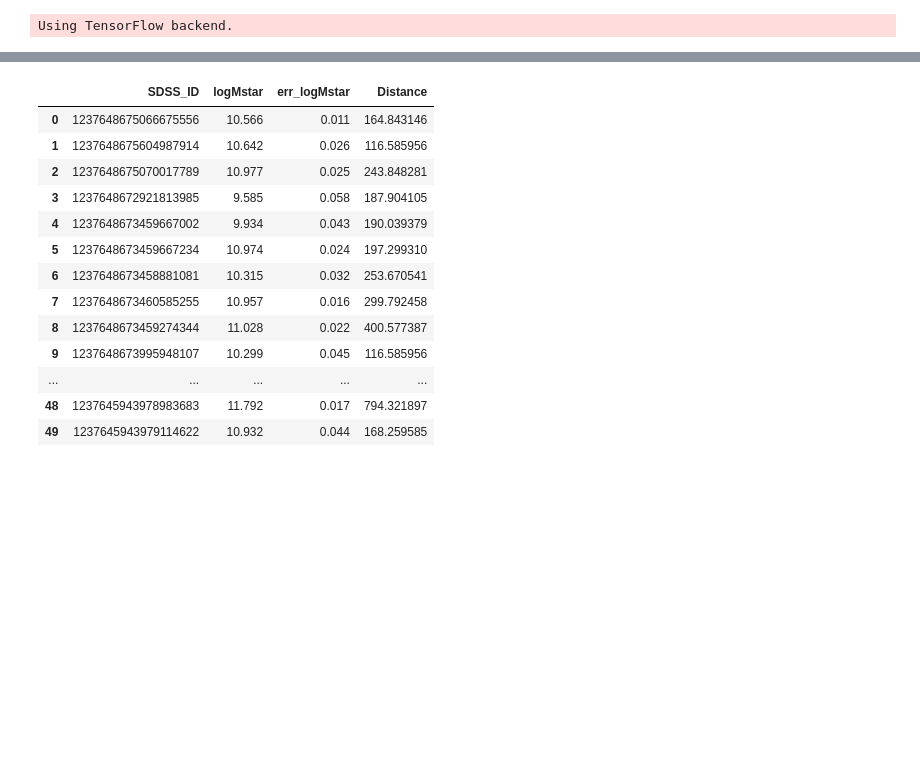
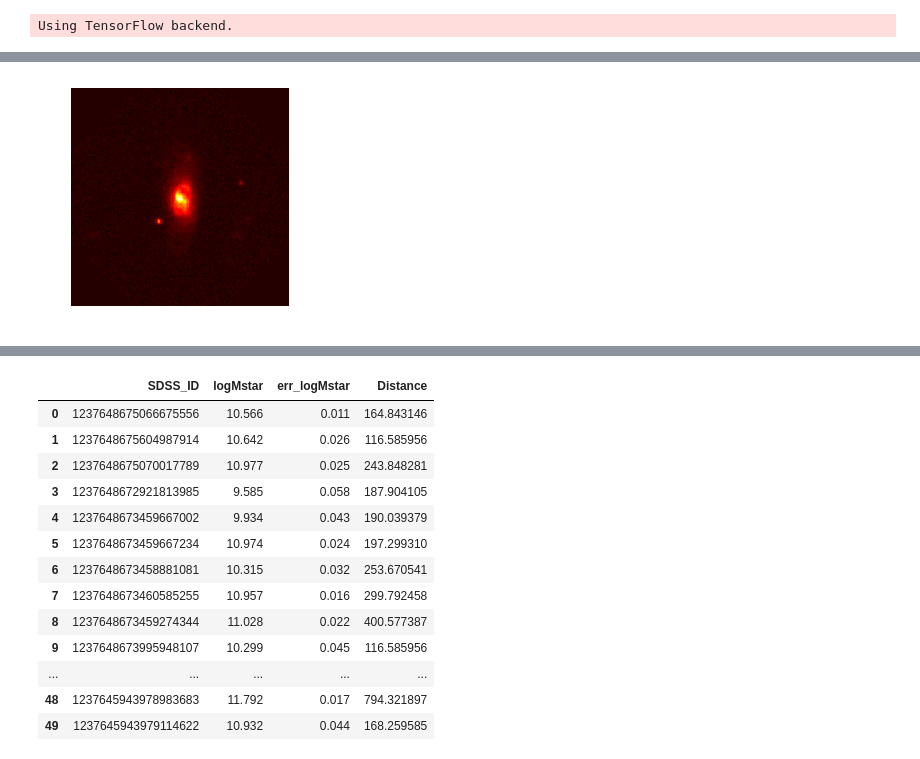
Before and after one commit to VigneshBaskar/Astrohack, a Jupyter notebook: Code/Pre_processing/Read_Preprocess_data.ipynb, the cells around one changed output, grey strips where cells are left out. Cells and saved outputs as stored; diff of their text form; code cells hidden in the pictures; blank space fills up the shorter version.

```diff
--- a/Code/Pre_processing/Read_Preprocess_data.ipynb
+++ b/Code/Pre_processing/Read_Preprocess_data.ipynb
@@ -25,0 +32,17 @@ def image_resize(image,dim = (128, 128)):
+# %%
+rotation_flip = [(angle*45, flip) for angle in [0,1,2,3] for flip in [False, True]]
+def next_rotation_flip(rotation_flip):
+    rf = rotation_flip.pop(0)
+    rotation_flip.append(rf)
+    return rf
+
+
+def transform_next(X):
+    rotation, flip = next_rotation_flip(rotation_flip)
+    Y = np.rollaxis(X, 0,3) # Send the image dimension to the back
+    length = Y.shape[0]
+    if flip:
+        Y = cv2.flip(Y,0)
+    matrix = cv2.getRotationMatrix2D(center=(length/2,length/2), angle=rotation, scale=1)
+    Z = cv2.warpAffine(Y, matrix, (length, length))
+    yield np.rollaxis(Z,-1) # Bring back the image dimension in front
@@ -25,0 +51,10 @@ def image_resize(image,dim = (128, 128)):
+# %%
+img = sample_data_object[0].g_image
+x = img.shape[0]
+img3 = np.stack([img,img])
+
+#result = cv2.warpAffine(img,matrix,img.shape)
+#plot_images([img, result])
+# %%
+img3 = np.stack([img,img])
+img3
@@ -25,0 +79,4 @@ def image_resize(image,dim = (128, 128)):
+# %%
+plot_images([next(transform_next(img3))[0,:,:]])
+# %% [output]
+[figure, added]
```
Also changed, not shown: parts of 20 cells of this notebook, 2 other files.
